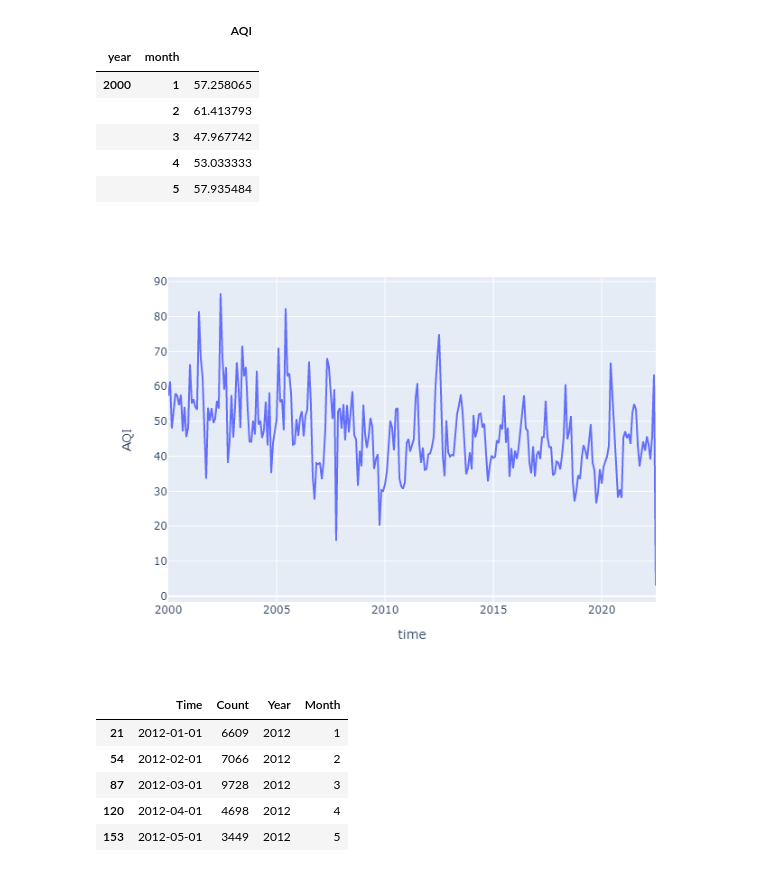
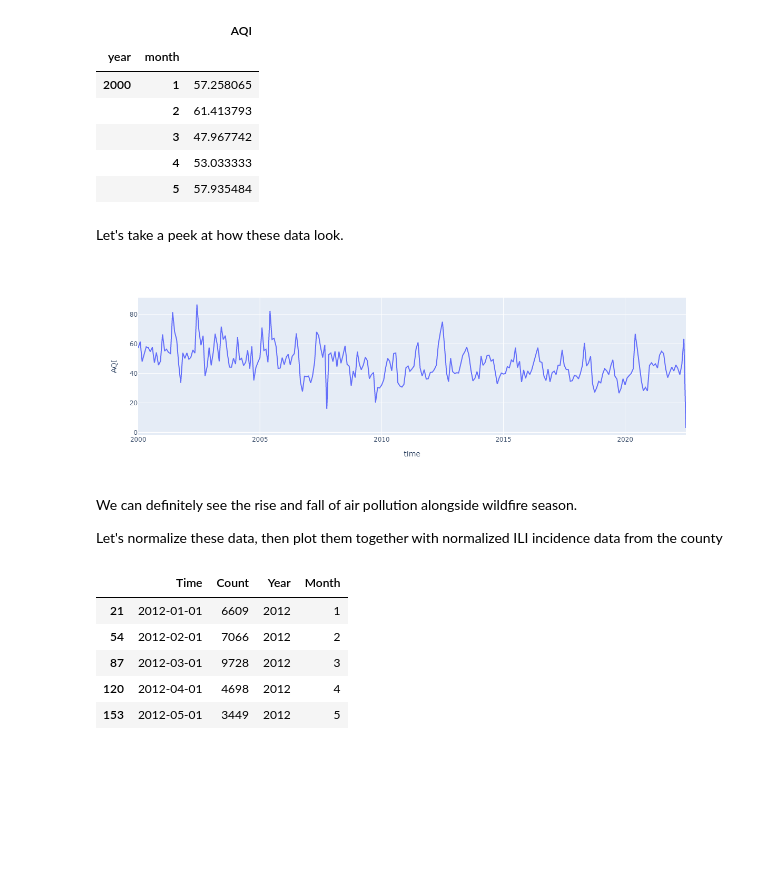
Before and after one commit to tyg3rr/Scribbles, a Jupyter notebook: The Climate .ipynb, the cells around one changed output. Saved outputs shown, nothing was run; the diff lists cells and outputs as text; code cells hidden in the pictures; blank space fills up the shorter version.

```diff
--- a/The Climate .ipynb
+++ b/The Climate .ipynb
@@ -42,11 +62,17 @@ yay.head()
 # %%
 yay.reset_index(inplace=True)
 yay['time']=pd.to_datetime(yay['month'].astype('str') + '-' + yay['year'].astype('str'))
+# %% [markdown]
+Let's take a peek at how these data look.
 # %%
-fig = px.line(yay, x='time',y='AQI')
+fig = px.line(yay, x='time',y='AQI', width=1200, height=400)
 fig.show('png')
 # %% [output]
-[figure, old version]
+[figure, new version]
+# %% [markdown]
+We can definitely see the rise and fall of air pollution alongside wildfire season.
+
+Let's normalize these data, then plot them together with normalized ILI incidence data from the county
 # %%
 dd = pd.read_csv("C:\\Users\\ljens\\OneDrive\\Documents\\MSU MPH\\Practicum\\older dates\\data.csv")
 # %%
```
Also changed, not shown: parts of 5 cells of this notebook, 1 other file.
